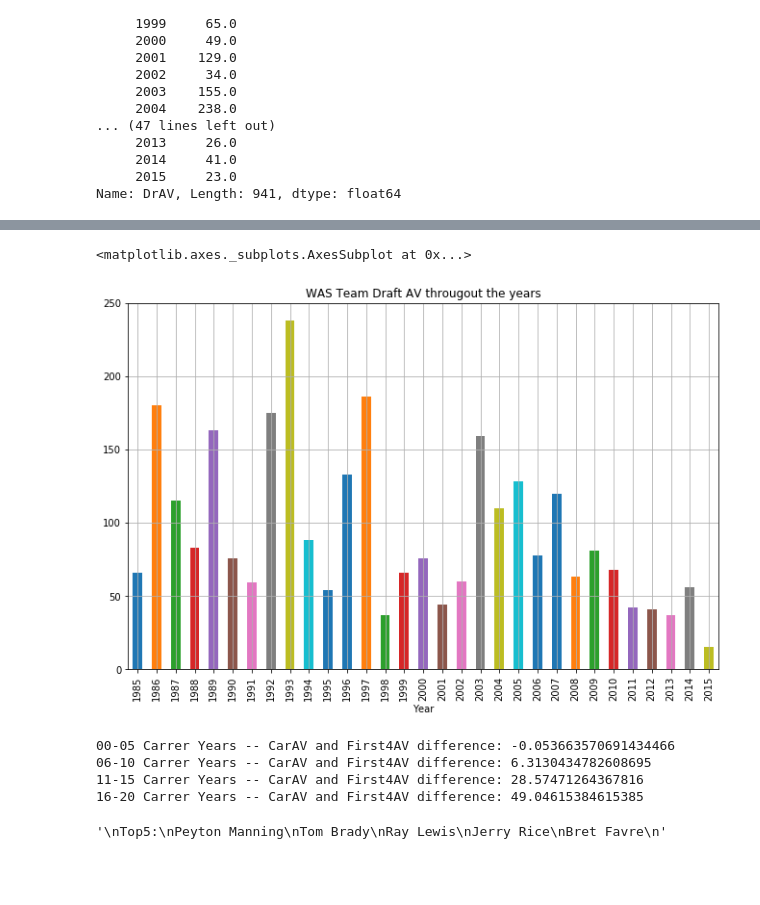
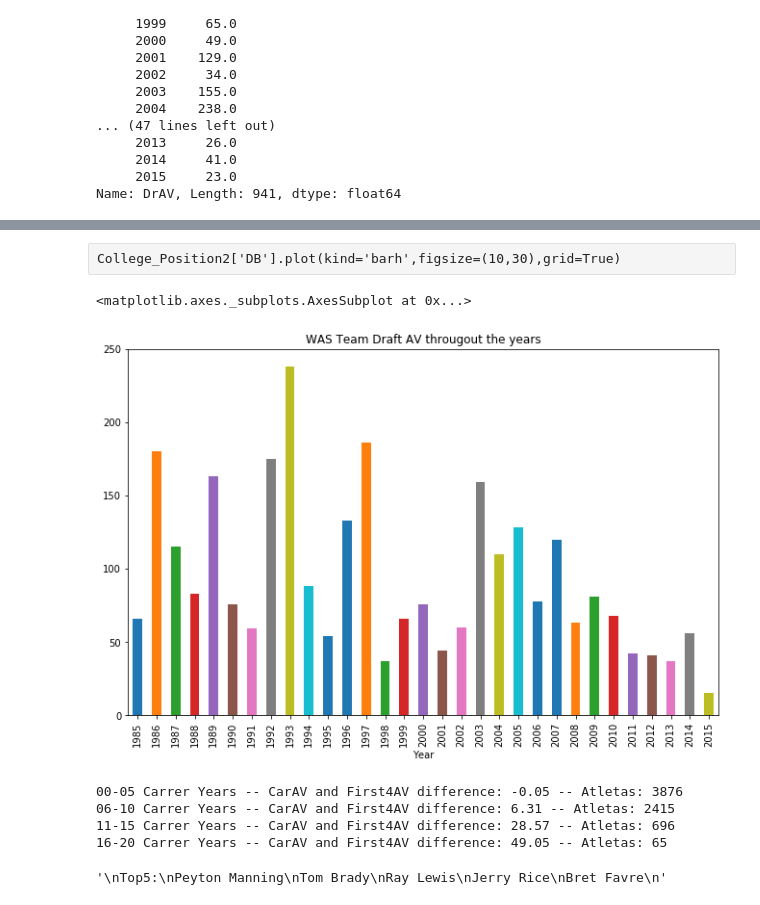
Before and after one commit to GabrielPerson/Data-Science-Project---UFMG, a Jupyter notebook: notebooks/2.0-Person-EDA.ipynb, the cells around one changed output, grey strips where cells are left out. Cells and saved outputs as stored; diff of their text form; code cells hidden in the pictures; blank space fills up the shorter version.

```diff
--- a/notebooks/2.0-Person-EDA.ipynb
+++ b/notebooks/2.0-Person-EDA.ipynb
@@ -115,9 +154,11 @@ College_Position2['DB'].plot(kind='barh',figsize=(10,30),grid=True)
+# %% [raw]
+College_Position2['DB'].plot(kind='barh',figsize=(10,30),grid=True)
 # %%
 teams = set(df_draft['Tm'])
-DrAV_Team_Year['NYG'].plot(kind='bar',figsize=(11,7),title='WAS Team Draft AV througout the years',grid=True)
+DrAV_Team_Year['NYG'].plot(kind='bar',figsize=(11,7),title='WAS Team Draft AV througout the years')
 # %% [output]
 <matplotlib.axes._subplots.AxesSubplot at 0x...>
-[figure, old version]
+[figure, new version]
 # %%
 #Media da diferença entre CarAV e First4AV de todas as posições entre intervalos de carreira
 zero_five_diff = (Carrer_years['0-5']['CarAV'] - Carrer_years['0-5']['First4AV']).mean()
@@ -125,15 +166,15 @@ five_ten_diff = (Carrer_years['6-10']['CarAV'] - Carrer_years['6-10']['First4AV'
 ten_fifteen_diff = (Carrer_years['11-15']['CarAV'] - Carrer_years['11-15']['First4AV']).mean()
 fifteen_twenty_diff = (Carrer_years['16-20']['CarAV'] - Carrer_years['16-20']['First4AV']).mean()
 # %%
-print('00-05 Carrer Years -- CarAV and First4AV difference: ' + str(zero_five_diff))
-print('06-10 Carrer Years -- CarAV and First4AV difference: ' + str(five_ten_diff))
-print('11-15 Carrer Years -- CarAV and First4AV difference: ' + str(ten_fifteen_diff))
-print('16-20 Carrer Years -- CarAV and First4AV difference: ' + str(fifteen_twenty_diff))
+print('00-05 Carrer Years -- CarAV and First4AV difference: ' + str(round(zero_five_diff,2)) + ' -- ' + "Atletas: " + str(len(Carrer_years['0-5'])))
+print('06-10 Carrer Years -- CarAV and First4AV difference: ' + str(round(five_ten_diff,2)) + ' -- ' + "Atletas: " + str(len(Carrer_years['6-10'])))
+print('11-15 Carrer Years -- CarAV and First4AV difference: ' + str(round(ten_fifteen_diff,2)) + ' -- ' + "Atletas: " + str(len(Carrer_years['11-15'])))
+print('16-20 Carrer Years -- CarAV and First4AV difference: ' + str(round(fifteen_twenty_diff,2)) + ' -- ' + "Atletas: " + str(len(Carrer_years['16-20'])))
 # %% [output]
-00-05 Carrer Years -- CarAV and First4AV difference: -0.053663570691434466
-06-10 Carrer Years -- CarAV and First4AV difference: 6.3130434782608695
-11-15 Carrer Years -- CarAV and First4AV difference: 28.57471264367816
-16-20 Carrer Years -- CarAV and First4AV difference: 49.04615384615385
+00-05 Carrer Years -- CarAV and First4AV difference: -0.05 -- Atletas: 3876
+06-10 Carrer Years -- CarAV and First4AV difference: 6.31 -- Atletas: 2415
+11-15 Carrer Years -- CarAV and First4AV difference: 28.57 -- Atletas: 696
+16-20 Carrer Years -- CarAV and First4AV difference: 49.05 -- Atletas: 65
 # %%
 #Top5 jogadores de todos os tempos
 df_draft['CarAV'].nlargest(5)
```
Also changed, not shown: parts of 14 cells of this notebook.
